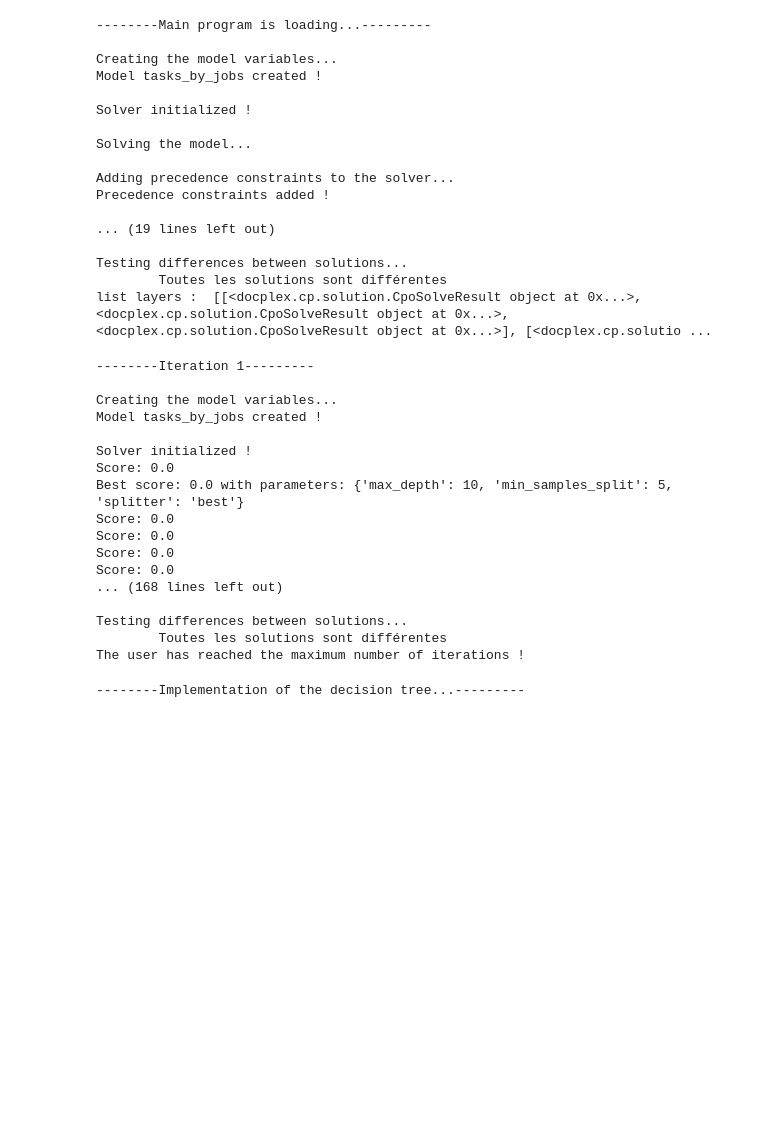
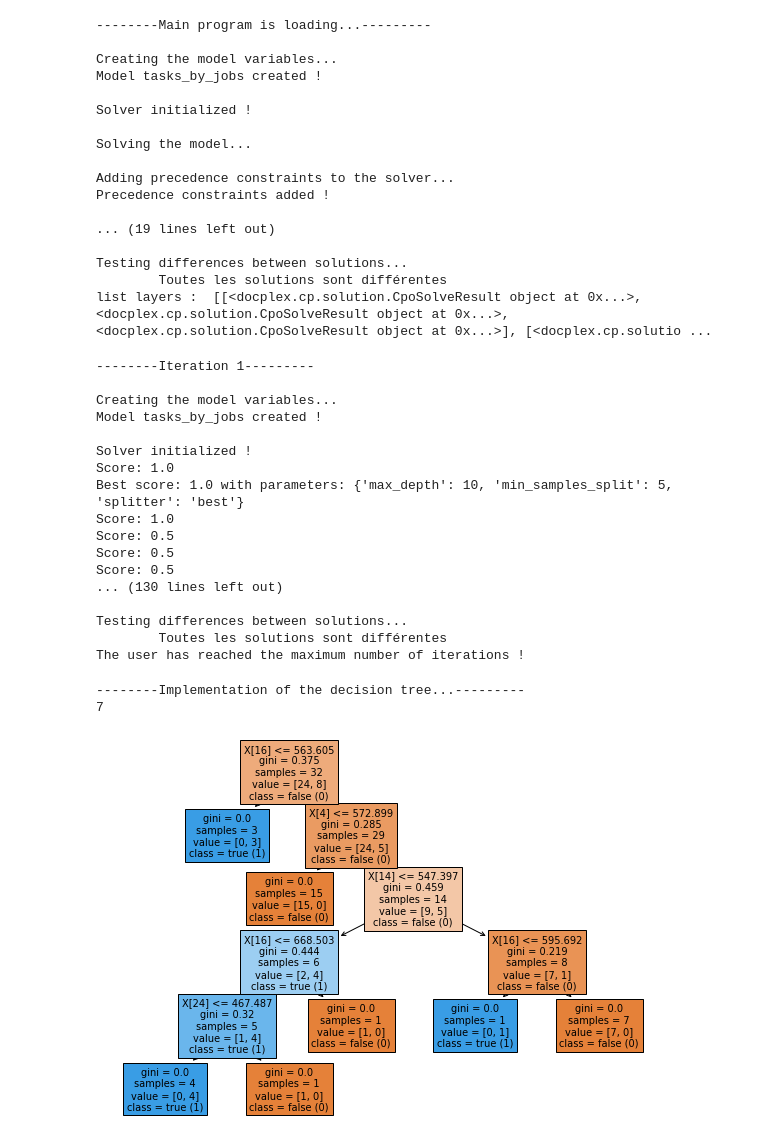
Before and after one commit to BryanBradfo/laas-mission, a Jupyter notebook: test_BDT_sklearn.ipynb, the cells around one changed output. Cells and saved outputs as stored; diff of their text form; code cells hidden in the pictures; blank space fills up the shorter version.

Commit message:
feuilles conditions decision tree

```diff
--- a/test_BDT_sklearn.ipynb
+++ b/test_BDT_sklearn.ipynb
@@ -142,12 +142,8 @@ while criterion :
 
     # # --------- Compute decision trees
 
-    clf, conditions = dt.my_decision_tree2(n, m, list_layers)
+    clf, conditions = dt.my_decision_tree(n, m, list_layers)
     print("Conditions :", conditions)
-    # fig = plt.figure(figsize=(10,7))
-    # _ = tree.plot_tree(clf,
-    #                 class_names= ("layer (0)", "layer (1)", "layer (2)", "layer (3)", "layer (4)"),
-    #                 filled=True)
 
     # solver.add_constraint(model, dt.my_decision_tree_predict([model.start_of(variables[i//m][i%m]) for i in range(n*m)], clf) == 0)
 
@@ -195,13 +191,13 @@ Creating the model variables...
 Model tasks_by_jobs created !
 
 Solver initialized !
-Score: 0.0
-Best score: 0.0 with parameters: {'max_depth': 10, 'min_samples_split': 5, 'splitter': 'best'}
-Score: 0.0
-Score: 0.0
-Score: 0.0
-Score: 0.0
-... (168 lines left out)
+Score: 1.0
+Best score: 1.0 with parameters: {'max_depth': 10, 'min_samples_split': 5, 'splitter': 'best'}
+Score: 1.0
+Score: 0.5
+Score: 0.5
+Score: 0.5
+... (130 lines left out)
 
 Testing differences between solutions...
         Toutes les solutions sont différentes
@@ -209,10 +205,16 @@ The user has reached the maximum number of iterations !
 # %%
 # Implementation of the decision tree
 
 print("\n--------Implementation of the decision tree...---------")
-
+print(len(conditions))
+fig = plt.figure(figsize=(10,7))
+_ = tree.plot_tree(clf,
+                    class_names= ("false (0)", "true (1)" ),
+                    filled=True)
 # X = Training set
 
 # Y = classes associated to the training set
 # %% [output]
 --------Implementation of the decision tree...---------
+7
+[figure, added]
```
Also changed, not shown: 1 other file.
